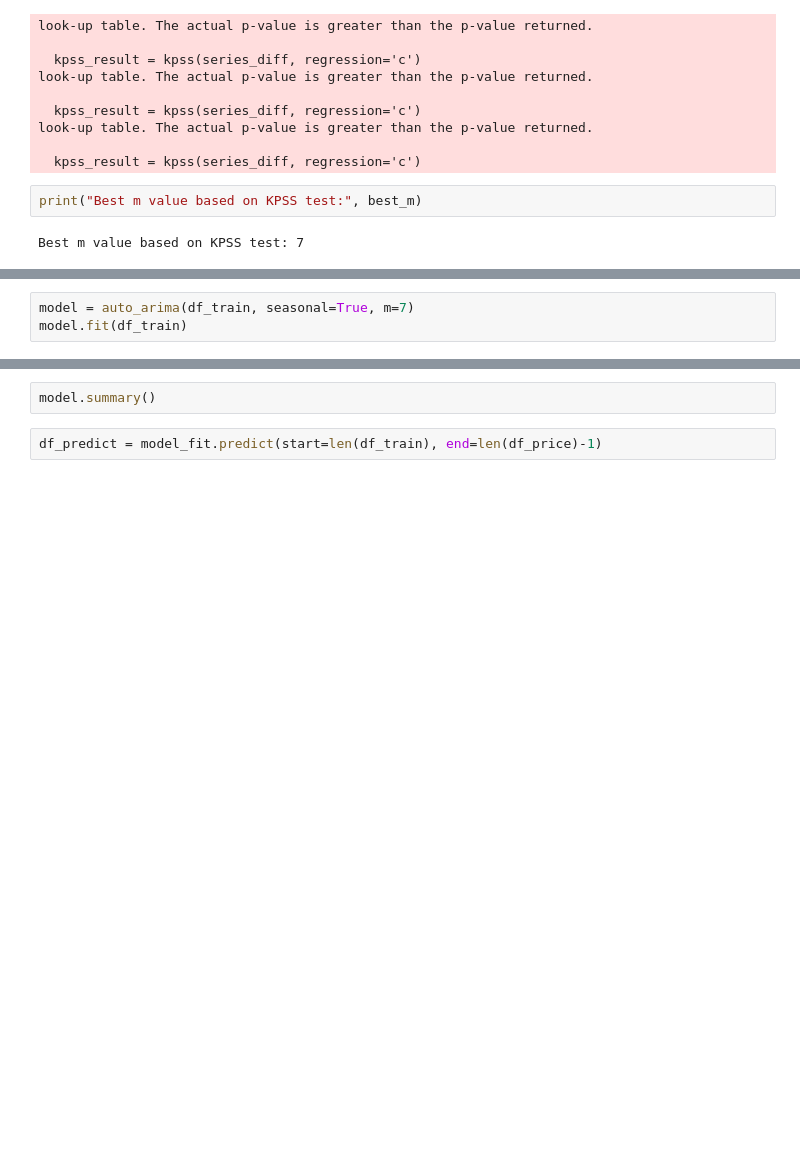
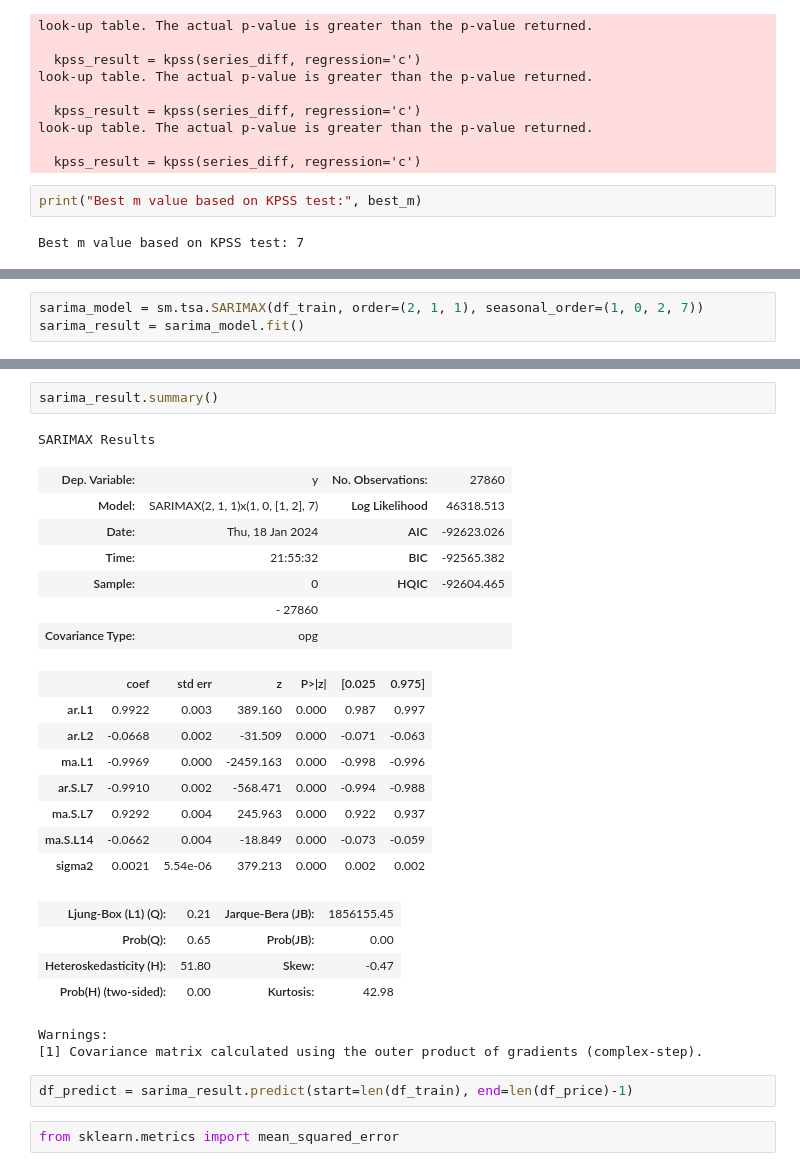
Before and after one commit to clerisy47/VoltVision, a Jupyter notebook: notebooks/price_forecasting.ipynb, the cells around one changed output, grey strips where cells are left out. Drawn from its saved outputs; the diff is of its cells as text; blank space fills up the shorter version.

Commit message:
complete models

```diff
--- a/notebooks/price_forecasting.ipynb
+++ b/notebooks/price_forecasting.ipynb
@@ -460,3 +494,0 @@ from pmdarima import auto_arima
-# %%
-model = auto_arima(df_train, seasonal=True, m=7)
-model.fit(df_train)
@@ -462,0 +642,3 @@ model.fit(df_train)
+# %%
+sarima_model = sm.tsa.SARIMAX(df_train, order=(2, 1, 1), seasonal_order=(1, 0, 2, 7))
+sarima_result = sarima_model.fit()
@@ -463,6 +683,31 @@ model.fit(df_train)
 # %%
-model.summary()
+sarima_result.summary()
+# %% [output]
+SARIMAX Results
+| Dep. Variable: | y | No. Observations: | 27860 |
+| Model: | SARIMAX(2, 1, 1)x(1, 0, [1, 2], 7) | Log Likelihood | 46318.513 |
+| Date: | Thu, 18 Jan 2024 | AIC | -92623.026 |
+| Time: | 21:55:32 | BIC | -92565.382 |
+| Sample: | 0 | HQIC | -92604.465 |
+|  | - 27860 |  |  |
+| Covariance Type: | opg |  |  |
+|  | coef | std err | z | P>|z| | [0.025 | 0.975] |
+| ar.L1 | 0.9922 | 0.003 | 389.160 | 0.000 | 0.987 | 0.997 |
+| ar.L2 | -0.0668 | 0.002 | -31.509 | 0.000 | -0.071 | -0.063 |
+| ma.L1 | -0.9969 | 0.000 | -2459.163 | 0.000 | -0.998 | -0.996 |
+| ar.S.L7 | -0.9910 | 0.002 | -568.471 | 0.000 | -0.994 | -0.988 |
+| ma.S.L7 | 0.9292 | 0.004 | 245.963 | 0.000 | 0.922 | 0.937 |
+| ma.S.L14 | -0.0662 | 0.004 | -18.849 | 0.000 | -0.073 | -0.059 |
+| sigma2 | 0.0021 | 5.54e-06 | 379.213 | 0.000 | 0.002 | 0.002 |
+| Ljung-Box (L1) (Q): | 0.21 | Jarque-Bera (JB): | 1856155.45 |
+| Prob(Q): | 0.65 | Prob(JB): | 0.00 |
+| Heteroskedasticity (H): | 51.80 | Skew: | -0.47 |
+| Prob(H) (two-sided): | 0.00 | Kurtosis: | 42.98 |
+Warnings:
+[1] Covariance matrix calculated using the outer product of gradients (complex-step).
 # %%
-df_predict = model_fit.predict(start=len(df_train), end=len(df_price)-1)
+df_predict = sarima_result.predict(start=len(df_train), end=len(df_price)-1)
+# %%
+from sklearn.metrics import mean_squared_error
 # %%
 mean_squared_error(df_test, df_predict)
```
Also changed, not shown: parts of 9 cells of this notebook.
